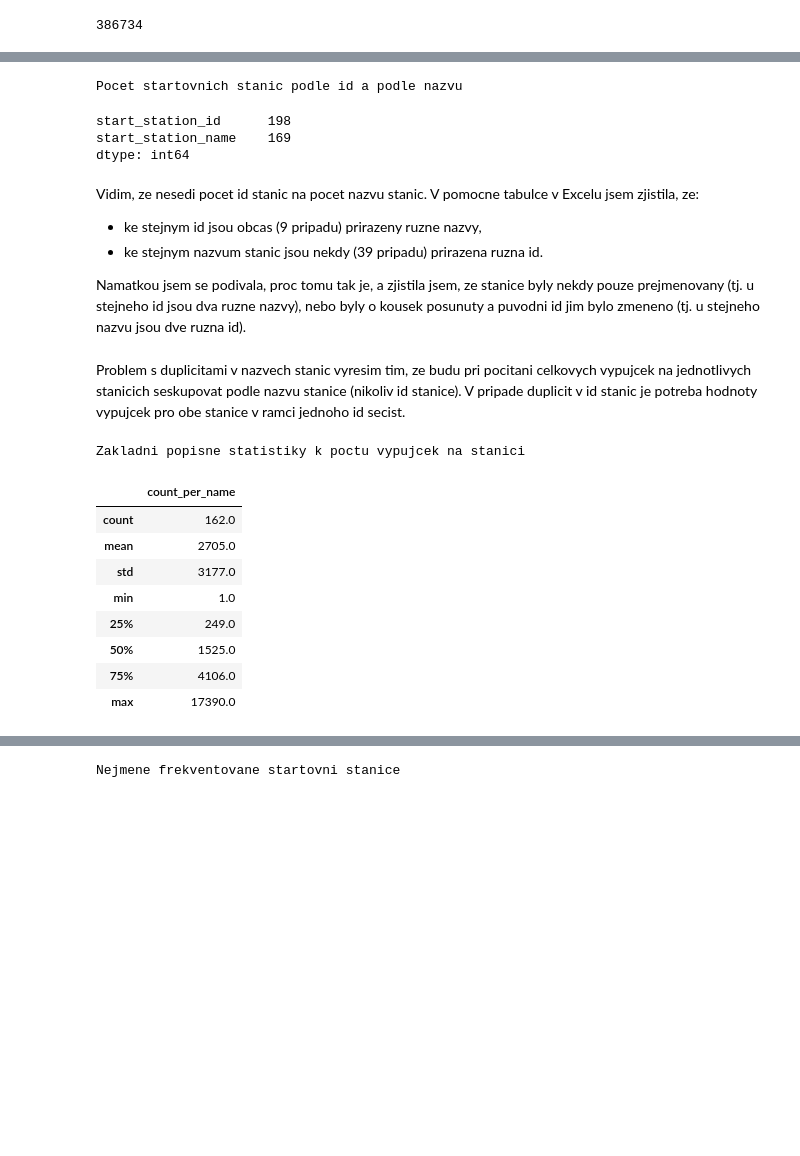
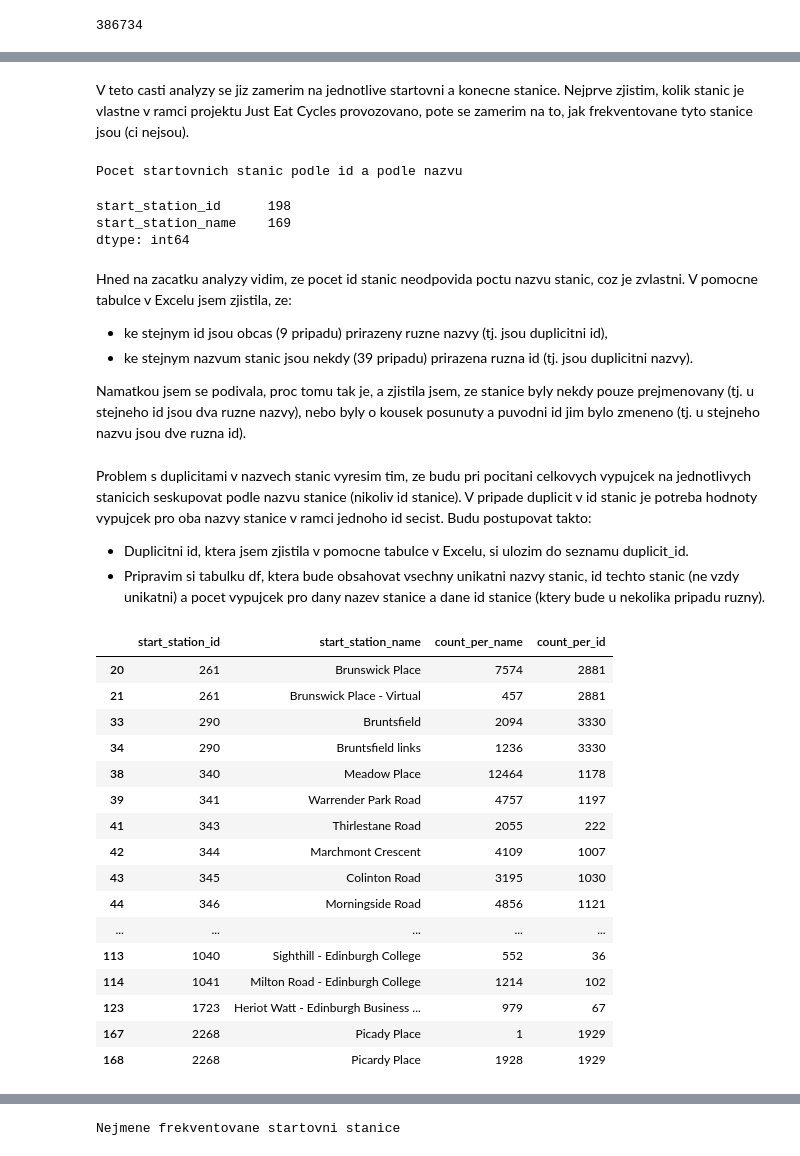
Before and after one commit to xpisp11/Pandas_project, a Jupyter notebook: Projekt.ipynb, the cells around one changed output, grey strips where cells are left out. Saved outputs shown, nothing was run; the diff lists cells and outputs as text; code cells hidden in the pictures; blank space fills up the shorter version.

Commit message:
finalizace 1. cast

```diff
--- a/Projekt.ipynb
+++ b/Projekt.ipynb
@@ -329 +334,3 @@ plt.show()
+# %% [markdown]
+V teto casti analyzy se jiz zamerim na jednotlive startovni a konecne stanice. Nejprve zjistim, kolik stanic je vlastne v ramci projektu Just Eat Cycles provozovano, pote se zamerim na to, jak frekventovane tyto stanice jsou (ci nejsou).
 # %%
@@ -336,9 +343,9 @@ start_station_id      198
 start_station_name    169
 dtype: int64
 # %% [markdown]
-Vidim, ze nesedi pocet id stanic na pocet nazvu stanic. V pomocne tabulce v Excelu jsem zjistila, ze:
-- ke stejnym id jsou obcas (9 pripadu) prirazeny ruzne nazvy,
-- ke stejnym nazvum stanic jsou nekdy (39 pripadu) prirazena ruzna id.
+Hned na zacatku analyzy vidim, ze pocet id stanic neodpovida poctu nazvu stanic, coz je zvlastni. V pomocne tabulce v Excelu jsem zjistila, ze:
+- ke stejnym id jsou obcas (9 pripadu) prirazeny ruzne nazvy (tj. jsou duplicitni id),
+- ke stejnym nazvum stanic jsou nekdy (39 pripadu) prirazena ruzna id (tj. jsou duplicitni nazvy).
 
 Namatkou jsem se podivala, proc tomu tak je, a zjistila jsem, ze stanice byly nekdy pouze prejmenovany (tj. u stejneho id jsou dva ruzne nazvy), nebo byly o kousek posunuty a puvodni id jim bylo zmeneno (tj. u stejneho nazvu jsou dve ruzna id).
 # %%
@@ -346,7 +353,9 @@ Namatkou jsem se podivala, proc tomu tak je, a zjistila jsem, ze stanice byly ne
 # bikes_df.query("start_station_name == 'Meadow Place'")
 # bikes_df.query("start_station_id == 2268")
 # %% [markdown]
-Problem s duplicitami v nazvech stanic vyresim tim, ze budu pri pocitani celkovych vypujcek na jednotlivych stanicich seskupovat podle nazvu stanice (nikoliv id stanice). V pripade duplicit v id stanic je potreba hodnoty vypujcek pro obe stanice v ramci jednoho id secist.
+Problem s duplicitami v nazvech stanic vyresim tim, ze budu pri pocitani celkovych vypujcek na jednotlivych stanicich seskupovat podle nazvu stanice (nikoliv id stanice). V pripade duplicit v id stanic je potreba hodnoty vypujcek pro oba nazvy stanice v ramci jednoho id secist. Budu postupovat takto:
+ - Duplicitni id, ktera jsem zjistila v pomocne tabulce v Excelu, si ulozim do seznamu duplicit_id.
+ - Pripravim si tabulku df, ktera bude obsahovat vsechny unikatni nazvy stanic, id techto stanic (ne vzdy unikatni) a pocet vypujcek pro dany nazev stanice a dane id stanice (ktery bude u nekolika pripadu ruzny).
 # %%
 # Ulozim si do seznamu duplicitni id
 duplicit_id = [261, 290, 366, 870, 965, 981, 1024, 1028, 2268]
@@ -356,77 +365,50 @@ df1 = (bikes_df
        .groupby('start_station_name')
        [['duration']]
        .count()
        .rename(columns={'duration':'count_per_name'})
       )
 
-# Pripravim tabulku s celkovym poctem vypujcek podle id stanice (to nakonec nepotrebuju, potrebuju jen sloupec s id)
+# Pripravim tabulku s celkovym poctem vypujcek podle id stanice
 df2 = (bikes_df
        .groupby('start_station_id')
        [['duration']]
        .count()
        .rename(columns={'duration':'count_per_id'})
       )
 
 # Pripravim tabulku s unikatnimi nazvy stanic s jejich id
 df3 = (bikes_df
        [['start_station_id', 'start_station_name']]
        .drop_duplicates(subset=['start_station_name'])
        .set_index('start_station_name')
       )
 
 # Spojim 3 tabulky do tabulky s id stanic, nazvem stanic, poctem vypujcek podle nazvu a poctem vypujcek podle id
 df = (df3
       .join(df1)
       .reset_index()
       .set_index('start_station_id')
       .join(df2)
       .reset_index()
      )
-# df.query("count_per_name != count_per_id").head()
 
-# Pripravim tabulku se sectenymi hodnotami vypujcek pro oba nazvy stanic u duplicitnich id a opravim "zdvojene" nazvy stanic
-duplicit_df = (df
-               .set_index('start_station_id')
-               .loc[duplicit_id, ['start_station_name', 'count_per_name']]
-               .groupby('start_station_id')
-               .transform(lambda x: x.sum())
-               .drop_duplicates()
-               .reset_index()
-              )
-duplicit_df = (duplicit_df
-               .set_index('start_station_name')
-               .rename(index={'Brunswick PlaceBrunswick Place - Virtual':'Brunswick Place',
-                              'BruntsfieldBruntsfield links':'Bruntsfield',
-                              'Newhaven Road / Dudley GardensDudley Gardens':'Dudley Gardens',
-                              'Hillside Crescent 2Hillside Crescent':'Hillside Crescent',
-                              'Sustrans - walk cycle eventHaymarket - Murrayfield Rugby Event':'Sustrans - walk cycle event',
-                              'Picady PlacePicardy Place':'Picardy Place',
-                              'Royal Highland Show - West Gate (19th to 23rd June)RHC - Edinburgh Festival Camping (05th to 26th August)':'Royal Highland Show - West Gate (19th to 23rd June)'})
-              .reset_index()
-              )
-# Vytvorim finalni tabulku s prehledem celkoveho poctu vypujcek v jednotlivych stanicich
-## Z tabulky df tedy napred odstranim vsechny radky spadajici do duplicit_id
-final_df = (df
-            .drop('count_per_id', axis = 1)
-            .set_index('start_station_id')
-            .drop(duplicit_id, axis = 0)
-            .reset_index()
-           )
-
-## Pak k ni pripojim tabulku duplicit_df a pretypuju si sloupce count_per_name na integer
-start_df = pd.concat([final_df, duplicit_df])
-start_df = start_df.assign(count_per_name = start_df['count_per_name'].astype(int))
-
-print(color.BOLD + 'Zakladni popisne statistiky k poctu vypujcek na stanici' + color.END)
-start_df[['count_per_name']].describe().round()
+# Podivam se na vsechny stanice, u kterych pocet vypujcek podle nazvu neodpovida poctu vypujcek podle id
+df.query("count_per_name != count_per_id")
 # %% [output]
-Zakladni popisne statistiky k poctu vypujcek na stanici
-|  | count_per_name |
-| count | 162.0 |
-| mean | 2705.0 |
-| std | 3177.0 |
-| min | 1.0 |
-| 25% | 249.0 |
-| 50% | 1525.0 |
-| 75% | 4106.0 |
-| max | 17390.0 |
+|  | start_station_id | start_station_name | count_per_name | count_per_id |
+| 20 | 261 | Brunswick Place | 7574 | 2881 |
+| 21 | 261 | Brunswick Place - Virtual | 457 | 2881 |
+| 33 | 290 | Bruntsfield | 2094 | 3330 |
+| 34 | 290 | Bruntsfield links | 1236 | 3330 |
+| 38 | 340 | Meadow Place | 12464 | 1178 |
+| 39 | 341 | Warrender Park Road | 4757 | 1197 |
+| 41 | 343 | Thirlestane Road | 2055 | 222 |
+| 42 | 344 | Marchmont Crescent | 4109 | 1007 |
+| 43 | 345 | Colinton Road | 3195 | 1030 |
+| 44 | 346 | Morningside Road | 4856 | 1121 |
+| ... | ... | ... | ... | ... |
+| 113 | 1040 | Sighthill - Edinburgh College | 552 | 36 |
+| 114 | 1041 | Milton Road - Edinburgh College | 1214 | 102 |
+| 123 | 1723 | Heriot Watt - Edinburgh Business ... | 979 | 67 |
+| 167 | 2268 | Picady Place | 1 | 1929 |
+| 168 | 2268 | Picardy Place | 1928 | 1929 |
```
Also changed, not shown: parts of 100 cells of this notebook.
